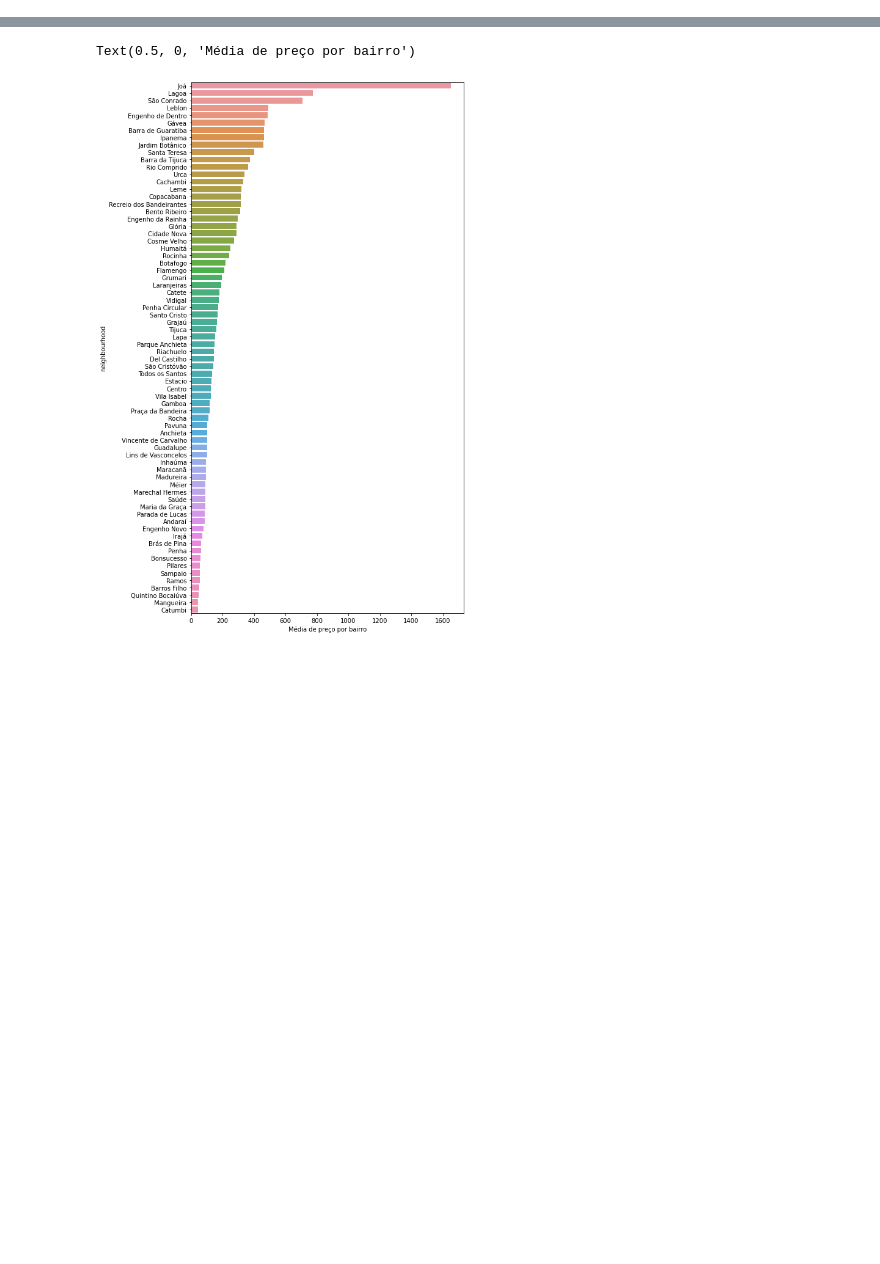
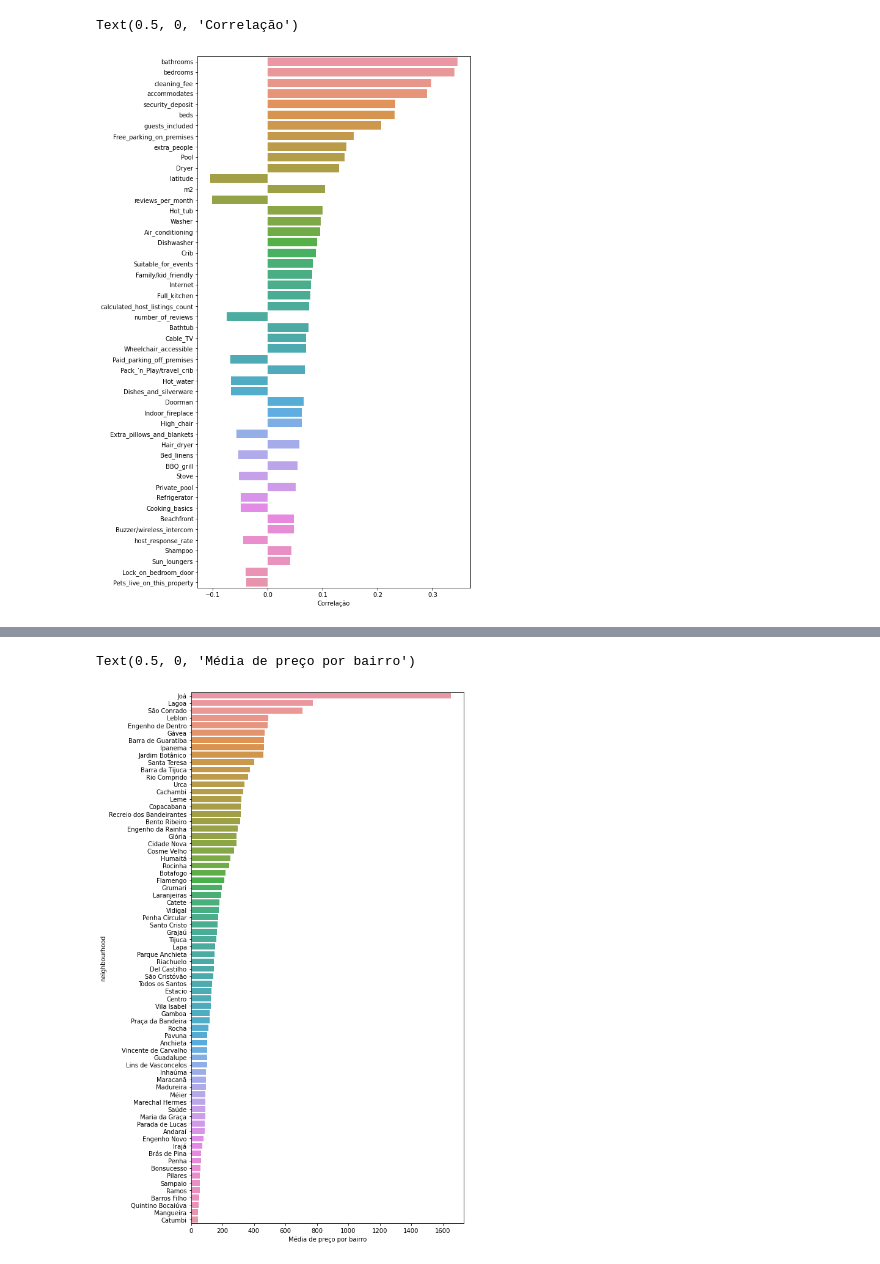
Before and after one commit to frlsouza/pmv_tcc_airbnb, a Jupyter notebook: tcc-puc-airbnb-exploracao.ipynb, the cells around one changed output, grey strips where cells are left out. Drawn from its saved outputs; the diff is of its cells as text; code cells hidden in the pictures; blank space fills up the shorter version.

Commit message:
Item 4, visualizações antes do hist.

```diff
--- a/tcc-puc-airbnb-exploracao.ipynb
+++ b/tcc-puc-airbnb-exploracao.ipynb
@@ -19,0 +27,7 @@ df_airbnb.head()
+# %%
+# Lista de atributos com maior correlação direta ou inversa com o preço
+
+corr = df_airbnb.corr()
+corr['abs_price'] = abs(corr['price'])
+corr.sort_values(by = ['abs_price'], ascending = False, inplace = True)
+corr['price'][1:51]
@@ -19,0 +52,10 @@ df_airbnb.head()
+# %%
+# Vixualização de atributos com maior correlação direta ou inversa com o preço
+
+corr = corr['price'][1:51]
+plt.figure(figsize=(8, 16))
+ax = sns.barplot(corr.values, corr.index)
+ax.set_xlabel('Correlação')
+# %% [output]
+Text(0.5, 0, 'Correlação')
+[figure, added]
```
Also changed, not shown: parts of 15 cells of this notebook, 3 other files.
